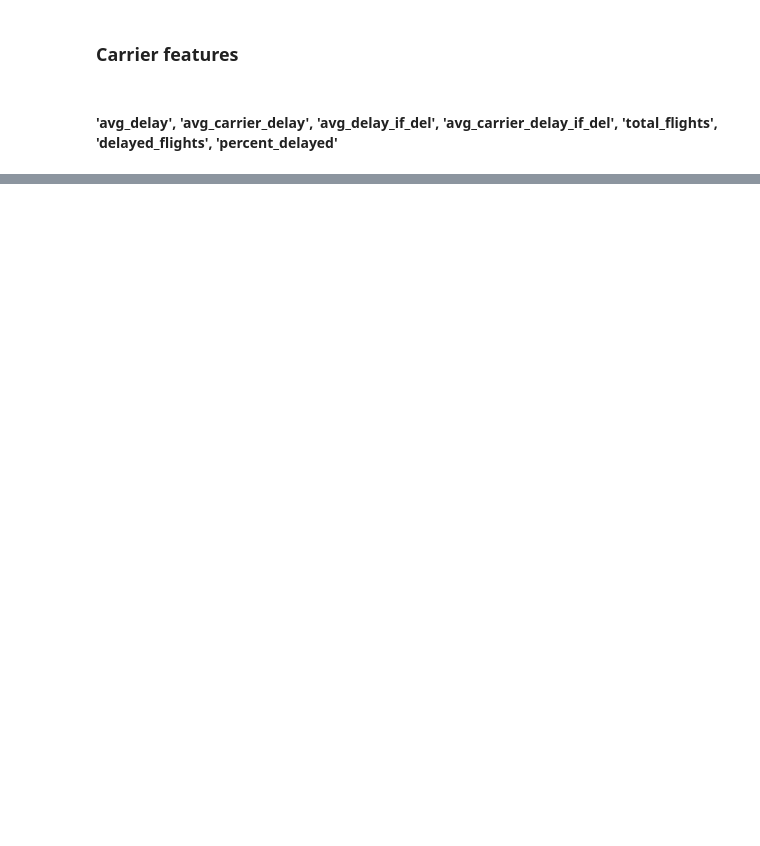
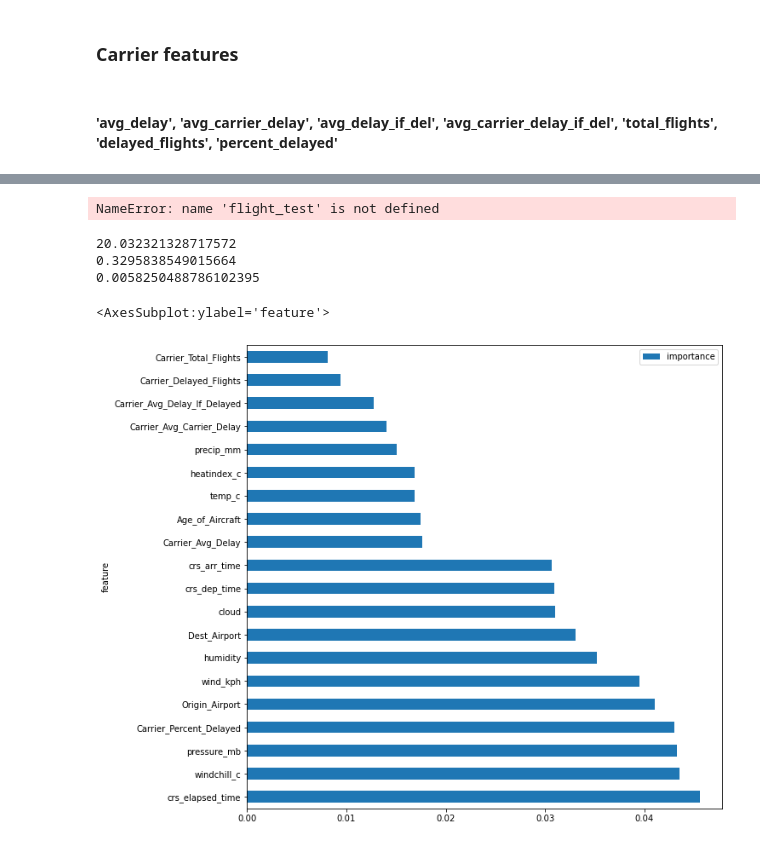
Before and after one commit to izlata/flights-midterm-project, a Jupyter notebook: src/Midterm_project_Tudor_workbook.ipynb, the cells around one changed output, grey strips where cells are left out. Saved outputs shown, nothing was run; the diff lists cells and outputs as text; code cells hidden in the pictures; blank space fills up the shorter version.

```diff
--- a/src/Midterm_project_Tudor_workbook.ipynb
+++ b/src/Midterm_project_Tudor_workbook.ipynb
@@ -315,0 +623,16 @@ carrier_features.to_csv('carrier_features.csv')
+# %%
+#create function for df cleaning
+def df_clean(df):
+    #remove Na's
+    df = df.dropna()
+    #remove rows with age of aircraft greater than 100
+    df = df[df['Age_of_Aircraft'] <= 100]
+    #remove rows with avg_del_total greater than 200
+    df = df[df['avg_del_total'] <= 200]
+    #remove rows with percent_delayed 0.95
+    df = df[df['percent_delayed'] <= 95]
+    #remove rows with arr_delay greater than 200
+    df = df[df['arr_delay'] <= 200]
+    #drop unused columns, op_unique_carrier, tail_num, op_carrier_fl_num, round, origin, dest
+    df = df.drop(columns=['fl_date', 'op_unique_carrier','Carrier_Avg_Carrier_Delay_If_Delayed','tail_num', 'op_carrier_fl_num', 'origin', 'dest', 'round', 'lat', 'lon'])
+    return df
@@ -315,0 +643,11 @@ carrier_features.to_csv('carrier_features.csv')
+# %%
+def flight_data_from_csv_by_date(date1, date2):
+    #load df from csv
+    df = pd.read_csv('flights_train.csv')
+    #keep the columns based on flights_test features
+    df = df[['fl_date', 'mkt_unique_carrier', 'branded_code_share', 'mkt_carrier', 'mkt_carrier_fl_num', 'op_unique_carrier', 'tail_num', 'op_carrier_fl_num', 'origin_airport_id', 'origin', 'origin_city_name', 'dest_airport_id', 'dest', 'dest_city_name', 'crs_dep_time', 'crs_arr_time', 'dup', 'crs_elapsed_time', 'flights', 'distance','arr_delay']]
+    #drop unused columns mkt_unique_carrier, branded_code_share, mkt_carrier, mkt_carrier_fl_num, origin_city_name, dest_city_name, dup, flights, distance
+    df = df.drop(columns=['mkt_unique_carrier', 'branded_code_share', 'mkt_carrier', 'mkt_carrier_fl_num', 'origin_city_name', 'dest_city_name', 'dup', 'flights', 'distance'])
+    #filter by date1 and date2
+    df = df[(df['fl_date'] >= date1) & (df['fl_date'] <= date2)]
+    return df
@@ -315,0 +716,6 @@ carrier_features.to_csv('carrier_features.csv')
+# %%
+#create df for training 2019 jan model
+df_dec2019 = flight_data_from_csv_by_date('2019-12-01', '2019-12-31')
+print(df_dec2019.shape)
+df_dec2019 = get_all_features(df_dec2019)
+df_dec2019 = df_clean(df_dec2019)
@@ -315,0 +735,4 @@ carrier_features.to_csv('carrier_features.csv')
+# %%
+#create X_dec2019 and y_dec2019 for training
+y_dec2019 = df_dec2019['arr_delay']
+X_dec2019 = df_dec2019.drop(columns=['arr_delay'])
@@ -315,0 +862,16 @@ carrier_features.to_csv('carrier_features.csv')
+# %%
+flight_test
+# %% [output]
+NameError: name 'flight_test' is not defined
+# %%
+#create random forest model with best parameters for dec2019
+rf_dec2019 = RandomForestRegressor(bootstrap=True, criterion='squared_error', max_depth=20, max_features='auto', min_samples_leaf=20, min_samples_split=10, n_estimators=250)
+#fit the model
+rf_dec2019.fit(X_dec2019, y_dec2019)
+#predict on flight_test data
+# %% [output]
+20.032321328717572
+0.3295838549015664
+0.0058250488786102395
+<AxesSubplot:ylabel='feature'>
+[figure, added]
```
Also changed, not shown: parts of 75 cells of this notebook.
